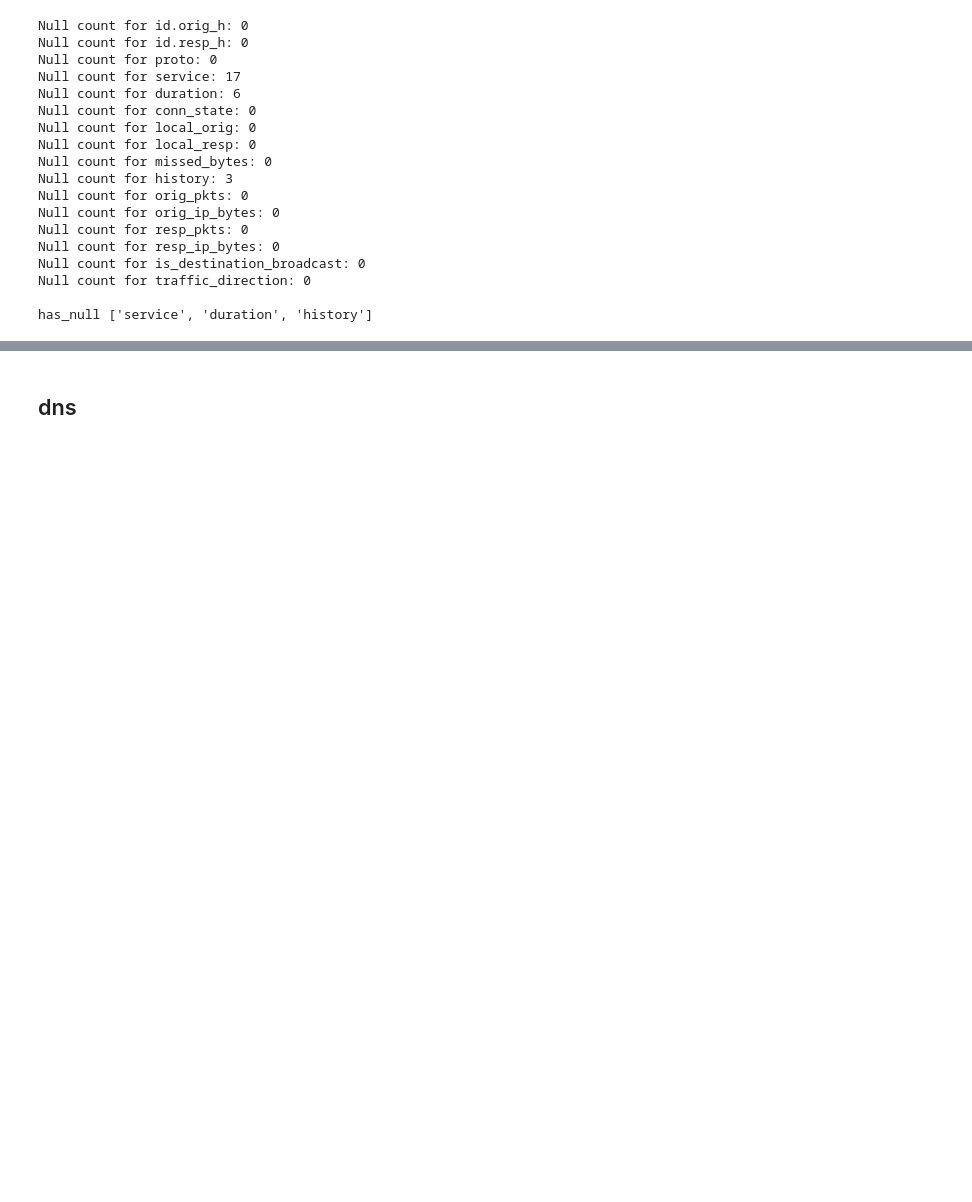
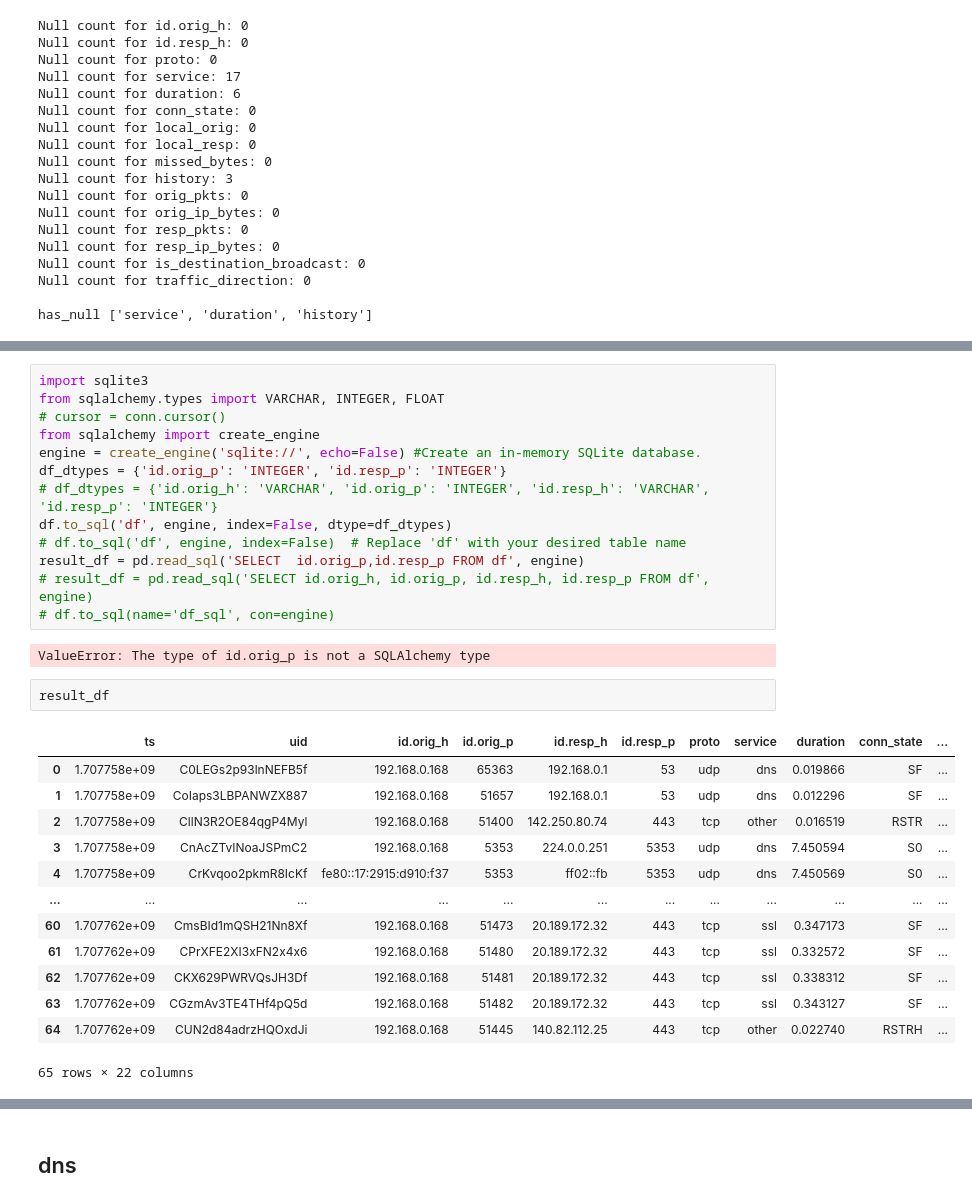
Before and after one commit to NYU-HSRN-Network-Data-Science-Group/AutoZeekWatch, a Jupyter notebook: NIDS/zoe_eda.ipynb, the cells around one changed output, grey strips where cells are left out. Saved outputs shown, nothing was run; the diff lists cells and outputs as text; blank space fills up the shorter version.

```diff
--- a/NIDS/zoe_eda.ipynb
+++ b/NIDS/zoe_eda.ipynb
@@ -434,0 +621,31 @@ def makedf_samecol(new_df):
+# %%
+import sqlite3
+from sqlalchemy.types import VARCHAR, INTEGER, FLOAT
+# cursor = conn.cursor()
+from sqlalchemy import create_engine
+engine = create_engine('sqlite://', echo=False) #Create an in-memory SQLite database.
+df_dtypes = {'id.orig_p': 'INTEGER', 'id.resp_p': 'INTEGER'}
+# df_dtypes = {'id.orig_h': 'VARCHAR', 'id.orig_p': 'INTEGER', 'id.resp_h': 'VARCHAR', 'id.resp_p': 'INTEGER'}
+df.to_sql('df', engine, index=False, dtype=df_dtypes)
+# df.to_sql('df', engine, index=False)  # Replace 'df' with your desired table name
+result_df = pd.read_sql('SELECT  id.orig_p,id.resp_p FROM df', engine)
+# result_df = pd.read_sql('SELECT id.orig_h, id.orig_p, id.resp_h, id.resp_p FROM df', engine)
+# df.to_sql(name='df_sql', con=engine)
+# %% [output]
+ValueError: The type of id.orig_p is not a SQLAlchemy type
+# %%
+result_df
+# %% [output]
+|  | ts | uid | id.orig_h | id.orig_p | id.resp_h | id.resp_p | proto | service | duration | conn_state | ... |
+| 0 | 1.707758e+09 | C0LEGs2p93lnNEFB5f | 192.168.0.168 | 65363 | 192.168.0.1 | 53 | udp | dns | 0.019866 | SF | ... |
+| 1 | 1.707758e+09 | CoIaps3LBPANWZX887 | 192.168.0.168 | 51657 | 192.168.0.1 | 53 | udp | dns | 0.012296 | SF | ... |
+| 2 | 1.707758e+09 | CllN3R2OE84qgP4Myl | 192.168.0.168 | 51400 | 142.250.80.74 | 443 | tcp | other | 0.016519 | RSTR | ... |
+| 3 | 1.707758e+09 | CnAcZTvINoaJSPmC2 | 192.168.0.168 | 5353 | 224.0.0.251 | 5353 | udp | dns | 7.450594 | S0 | ... |
+| 4 | 1.707758e+09 | CrKvqoo2pkmR8IcKf | fe80::17:2915:d910:f37 | 5353 | ff02::fb | 5353 | udp | dns | 7.450569 | S0 | ... |
+| ... | ... | ... | ... | ... | ... | ... | ... | ... | ... | ... | ... |
+| 60 | 1.707762e+09 | CmsBId1mQSH21Nn8Xf | 192.168.0.168 | 51473 | 20.189.172.32 | 443 | tcp | ssl | 0.347173 | SF | ... |
+| 61 | 1.707762e+09 | CPrXFE2XI3xFN2x4x6 | 192.168.0.168 | 51480 | 20.189.172.32 | 443 | tcp | ssl | 0.332572 | SF | ... |
+| 62 | 1.707762e+09 | CKX629PWRVQsJH3Df | 192.168.0.168 | 51481 | 20.189.172.32 | 443 | tcp | ssl | 0.338312 | SF | ... |
+| 63 | 1.707762e+09 | CGzmAv3TE4THf4pQ5d | 192.168.0.168 | 51482 | 20.189.172.32 | 443 | tcp | ssl | 0.343127 | SF | ... |
+| 64 | 1.707762e+09 | CUN2d84adrzHQOxdJi | 192.168.0.168 | 51445 | 140.82.112.25 | 443 | tcp | other | 0.022740 | RSTRH | ... |
+65 rows × 22 columns
```
Also changed, not shown: parts of 55 cells of this notebook, 2 other files.
